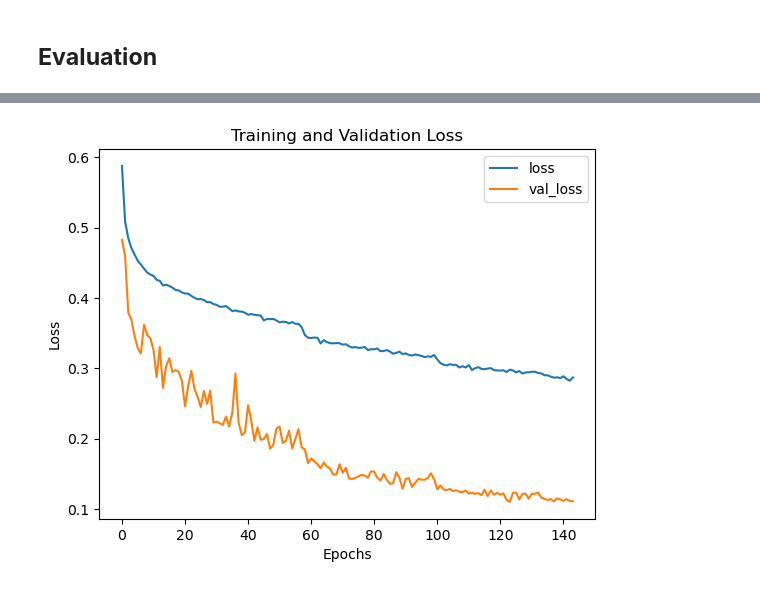
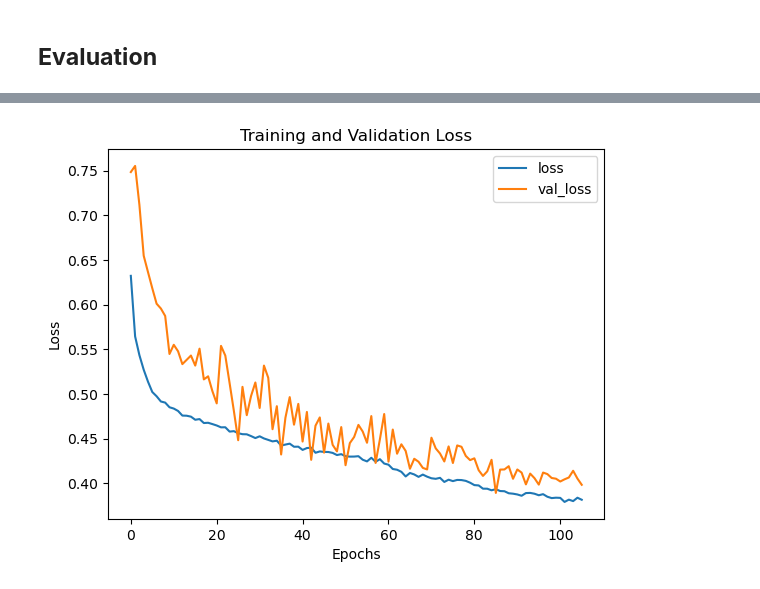
Before and after one commit to qlbusalim/Binary-Classification-Using-NN, a Jupyter notebook: Backpropagation.ipynb, the cells around one changed output, grey strips where cells are left out. Saved outputs shown, nothing was run; the diff lists cells and outputs as text; code cells hidden in the pictures.

Commit message:
modelling and visualization

```diff
--- a/Backpropagation.ipynb
+++ b/Backpropagation.ipynb
@@ -469,8 +570,6 @@ plt.show()
 # %%
-X_train, X_test, y_train, y_test = train_test_split(
-    data.drop('Y', axis=1),
-    data['Y'],
+X_train, X_test, y_train, y_test = train_test_split(X, y,
     test_size=0.2,
     random_state=seed,
-    stratify=data['Y']
+    stratify=y
 )
@@ -478,4 +584,4 @@ X_train, X_test, y_train, y_test = train_test_split(
 ### **Imbalance Data Handling**
 # %%
 adasyn = ADASYN(random_state=seed)
-X_train, y_train = adasyn.fit_resample(X_train, y_train)
+X_train_balanced, y_train_balanced = adasyn.fit_resample(X_train, y_train)
@@ -503,7 +618,7 @@ plt.show()
 ### **Scaling**
 # %%
 scaler = StandardScaler()
-X_train = scaler.fit_transform(X_train)
+X_train = scaler.fit_transform(X_train_balanced)
 X_test = scaler.transform(X_test)
 # %% [markdown]
 ## **Modelling**
@@ -636,7 +753,7 @@ Custom architecture visualization saved as 'neural_network_architecture.png'
 # %% [markdown]
 ### **Model Training**
 # %%
-history = model.fit(X_train, y_train,
+history = model.fit(X_train, y_train_balanced,
                     epochs=epochs,
                     batch_size=batch_size,
                     validation_split=0.2,
@@ -710,24 +827,16 @@ plt.show()
 [figure]
 # %%
-# Get the history from the model fitting (from cell 50)
-# Note: You need to re-run cell 50 and assign the result to history variable
-# For now, let's create a simple plot from the model's training
-try:
-	# If history was saved from model.fit(), use it
-	if 'history' in locals() and history is not None:
-		history_df = pd.DataFrame(history.history)
-		history_df.loc[:, ['loss', 'val_loss']].plot()
-		plt.title('Training and Validation Loss')
-		plt.xlabel('Epochs')
-		plt.ylabel('Loss')
-		plt.legend()
-		plt.show()
-		print("Minimum validation loss: {}".format(history_df['val_loss'].min()))
-	else:
-		print("History not available. Please re-run the training cell (cell 50) and assign model.fit() result to 'history' variable.")
-		print("Example: history = model.fit(...)")
-except Exception as e:
-	print(f"Error plotting history: {e}")
-	print("Please ensure the training was completed and history was saved.")
+if 'history' in locals() and history is not None:
+	history_df = pd.DataFrame(history.history)
+	history_df.loc[:, ['loss', 'val_loss']].plot()
+	plt.title('Training and Validation Loss')
+	plt.xlabel('Epochs')
+	plt.ylabel('Loss')
+	plt.legend()
+	plt.show()
+	print("Minimum validation loss: {}".format(history_df['val_loss'].min()))
+else:
+	print("History not available. Please re-run the training cell (cell 50) and assign model.fit() result to 'history' variable.")
+	print("Example: history = model.fit(...)")
 # %% [output]
-[figure, old version]
+[figure, new version]
```
Also changed, not shown: parts of 20 cells of this notebook, 3 other files.
